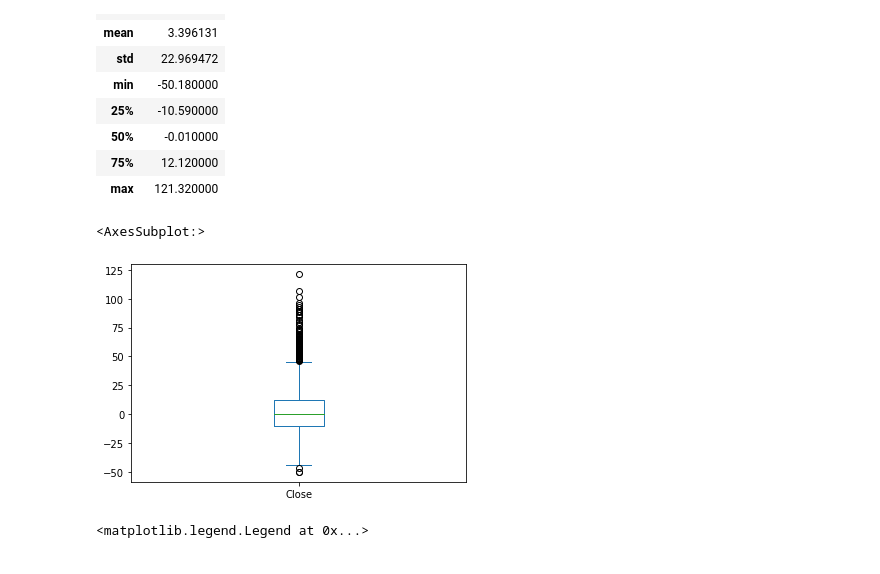
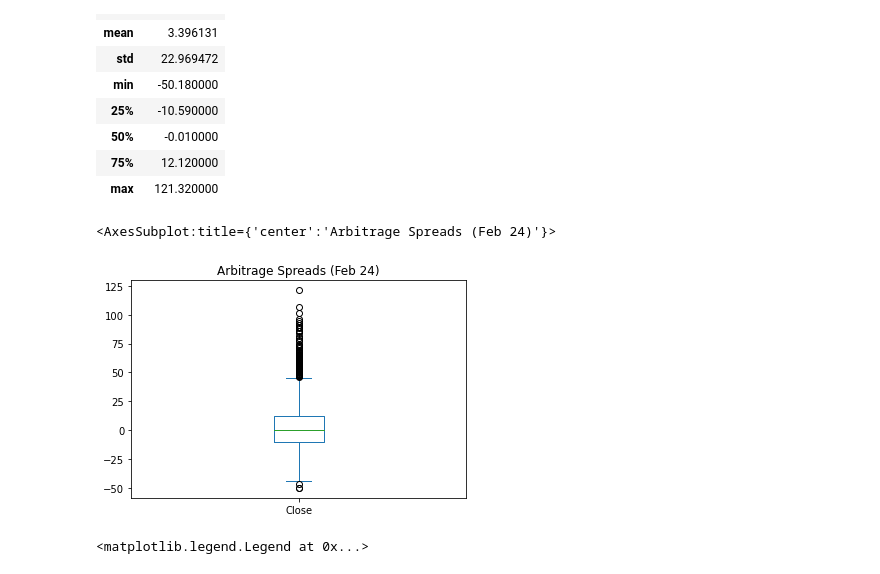
Before and after one commit to mwoj123/Module_3_Challenge, a Jupyter notebook: crypto_arbitrage.ipynb, the cells around one changed output. Drawn from its saved outputs; the diff is of its cells as text; code cells hidden in the pictures.

```diff
--- a/crypto_arbitrage.ipynb
+++ b/crypto_arbitrage.ipynb
@@ -376,10 +376,10 @@ arbitrage_spread_middle.describe()
 | max | 121.320000 |
 # %%
 # Visualize the arbitrage spread from the middle of the dataset in a box plot
-arbitrage_spread_middle.plot(kind='box')
+arbitrage_spread_middle.plot(kind='box', title = 'Arbitrage Spreads (Feb 24)')
 # %% [output]
-<AxesSubplot:>
+<AxesSubplot:title={'center':'Arbitrage Spreads (Feb 24)'}>
-[figure, old version]
+[figure, new version]
 # %%
 # Create an overlay plot that visualizes the two dataframes over a period of one day from late in the dataset.
 # Be sure that the plots include the parameters `legend`, `figsize`, `title`, `color` and `label`
```
Also changed, not shown: parts of 22 cells of this notebook, 1 other file.
